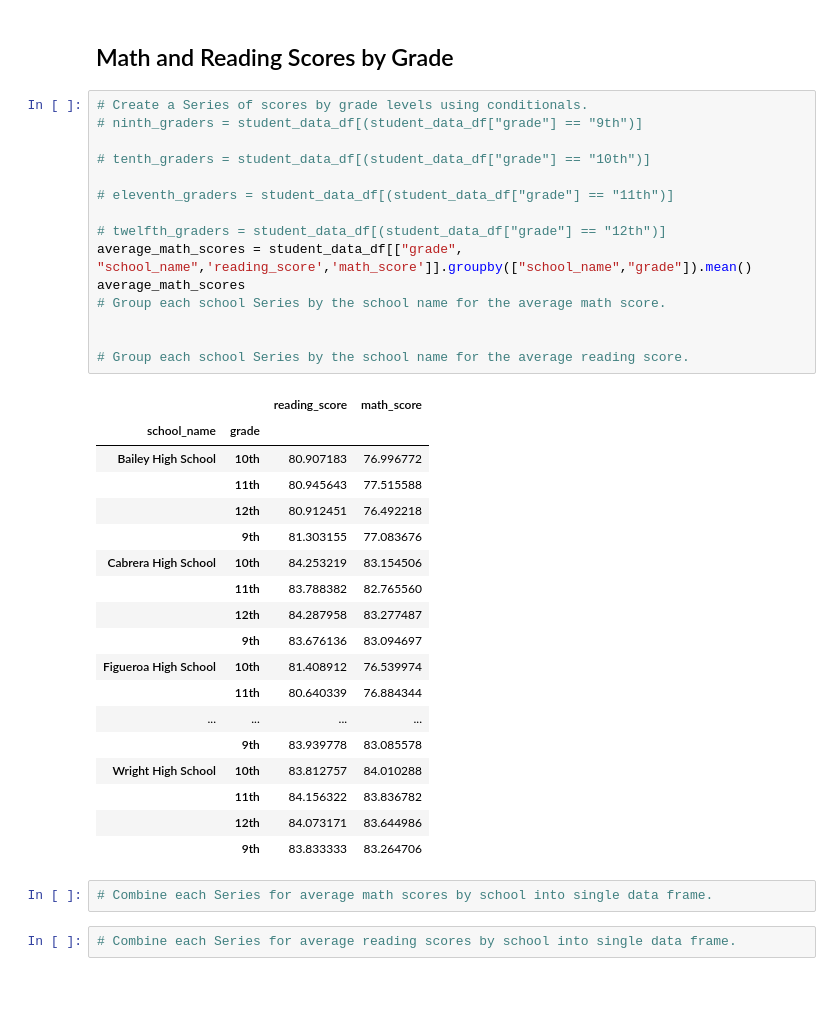
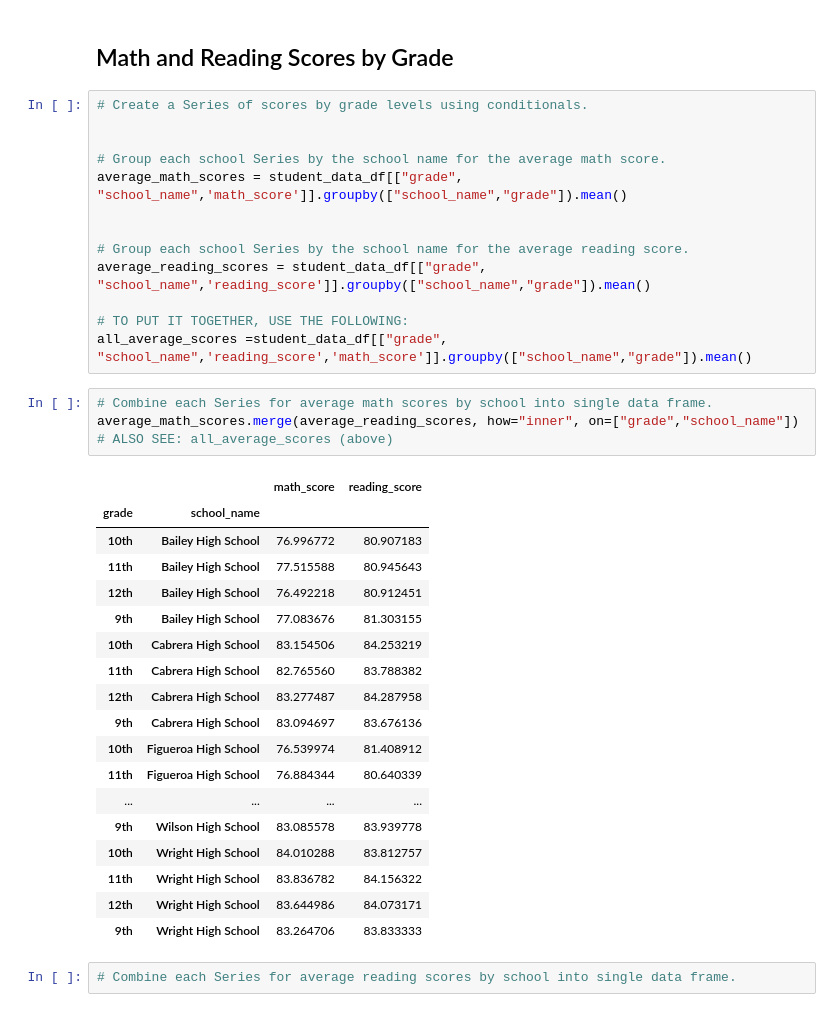
Before and after one commit to apiispanen/School_District_Analysis, a Jupyter notebook: PyCitySchools_Challenge_testing.ipynb, the cells around one changed output. Drawn from its saved outputs; the diff is of its cells as text.

Commit message:
combined data series

```diff
--- a/PyCitySchools_Challenge_testing.ipynb
+++ b/PyCitySchools_Challenge_testing.ipynb
@@ -389,40 +389,40 @@ per_school_summary_df.sort_values(by="% Overall Passing",ascending=True).head(5)
 ## Math and Reading Scores by Grade
 # %%
 # Create a Series of scores by grade levels using conditionals.
-# ninth_graders = student_data_df[(student_data_df["grade"] == "9th")]
 
-# tenth_graders = student_data_df[(student_data_df["grade"] == "10th")]
 
-# eleventh_graders = student_data_df[(student_data_df["grade"] == "11th")]
-
-# twelfth_graders = student_data_df[(student_data_df["grade"] == "12th")]
-average_math_scores = student_data_df[["grade", "school_name",'reading_score','math_score']].groupby(["school_name","grade"]).mean()
-average_math_scores
 # Group each school Series by the school name for the average math score.
+average_math_scores = student_data_df[["grade", "school_name",'math_score']].groupby(["school_name","grade"]).mean()
 
 
 # Group each school Series by the school name for the average reading score.
+average_reading_scores = student_data_df[["grade", "school_name",'reading_score']].groupby(["school_name","grade"]).mean()
+
+# TO PUT IT TOGETHER, USE THE FOLLOWING:
+all_average_scores =student_data_df[["grade", "school_name",'reading_score','math_score']].groupby(["school_name","grade"]).mean()
-# %% [output]
-|  |  | reading_score | math_score |
-| school_name | grade |  |  |
-| Bailey High School | 10th | 80.907183 | 76.996772 |
-|  | 11th | 80.945643 | 77.515588 |
-|  | 12th | 80.912451 | 76.492218 |
-|  | 9th | 81.303155 | 77.083676 |
-| Cabrera High School | 10th | 84.253219 | 83.154506 |
-|  | 11th | 83.788382 | 82.765560 |
-|  | 12th | 84.287958 | 83.277487 |
-|  | 9th | 83.676136 | 83.094697 |
-| Figueroa High School | 10th | 81.408912 | 76.539974 |
-|  | 11th | 80.640339 | 76.884344 |
-| ... | ... | ... | ... |
-|  | 9th | 83.939778 | 83.085578 |
-| Wright High School | 10th | 83.812757 | 84.010288 |
-|  | 11th | 84.156322 | 83.836782 |
-|  | 12th | 84.073171 | 83.644986 |
-|  | 9th | 83.833333 | 83.264706 |
 # %%
 # Combine each Series for average math scores by school into single data frame.
+average_math_scores.merge(average_reading_scores, how="inner", on=["grade","school_name"])
+# ALSO SEE: all_average_scores (above)
+# %% [output]
+|  |  | math_score | reading_score |
+| grade | school_name |  |  |
+| 10th | Bailey High School | 76.996772 | 80.907183 |
+| 11th | Bailey High School | 77.515588 | 80.945643 |
+| 12th | Bailey High School | 76.492218 | 80.912451 |
+| 9th | Bailey High School | 77.083676 | 81.303155 |
+| 10th | Cabrera High School | 83.154506 | 84.253219 |
+| 11th | Cabrera High School | 82.765560 | 83.788382 |
+| 12th | Cabrera High School | 83.277487 | 84.287958 |
+| 9th | Cabrera High School | 83.094697 | 83.676136 |
+| 10th | Figueroa High School | 76.539974 | 81.408912 |
+| 11th | Figueroa High School | 76.884344 | 80.640339 |
+| ... | ... | ... | ... |
+| 9th | Wilson High School | 83.085578 | 83.939778 |
+| 10th | Wright High School | 84.010288 | 83.812757 |
+| 11th | Wright High School | 83.836782 | 84.156322 |
+| 12th | Wright High School | 83.644986 | 84.073171 |
+| 9th | Wright High School | 83.264706 | 83.833333 |
 # %%
 # Combine each Series for average reading scores by school into single data frame.
 # %%
```
Also changed, not shown: 1 other file.
